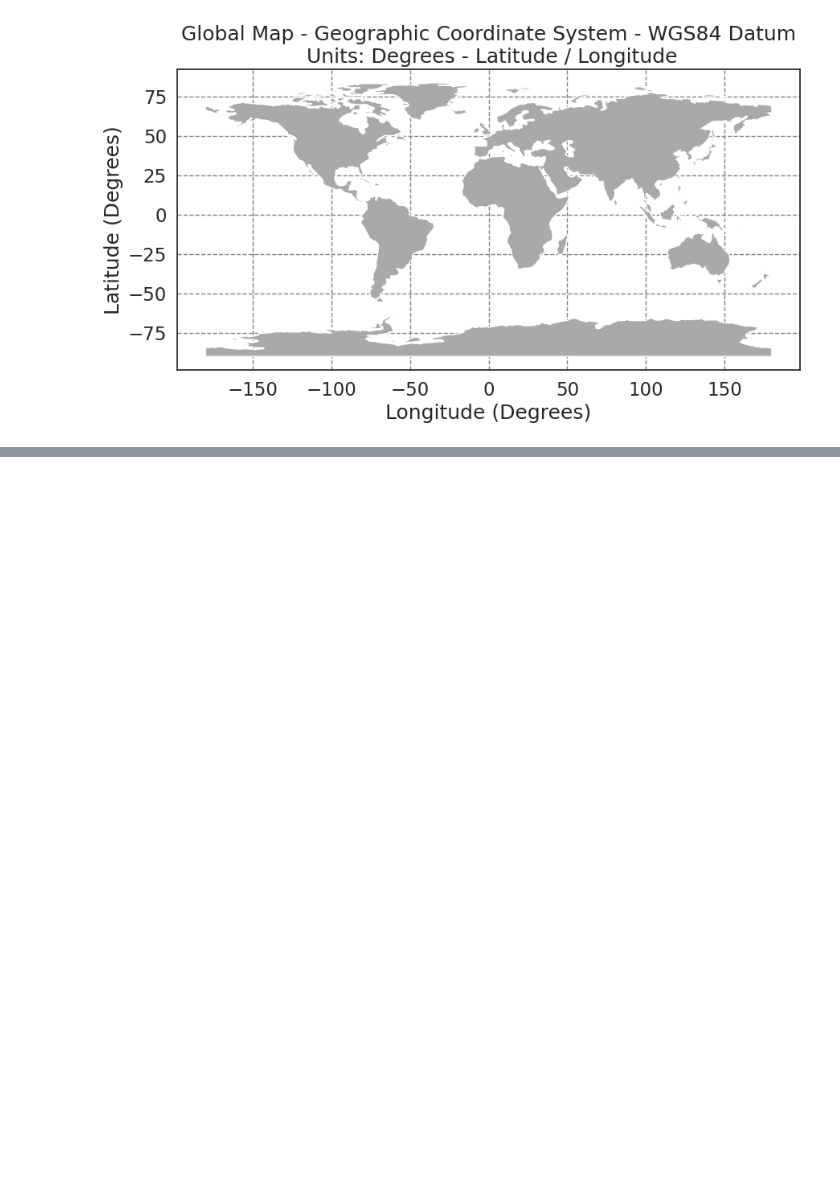
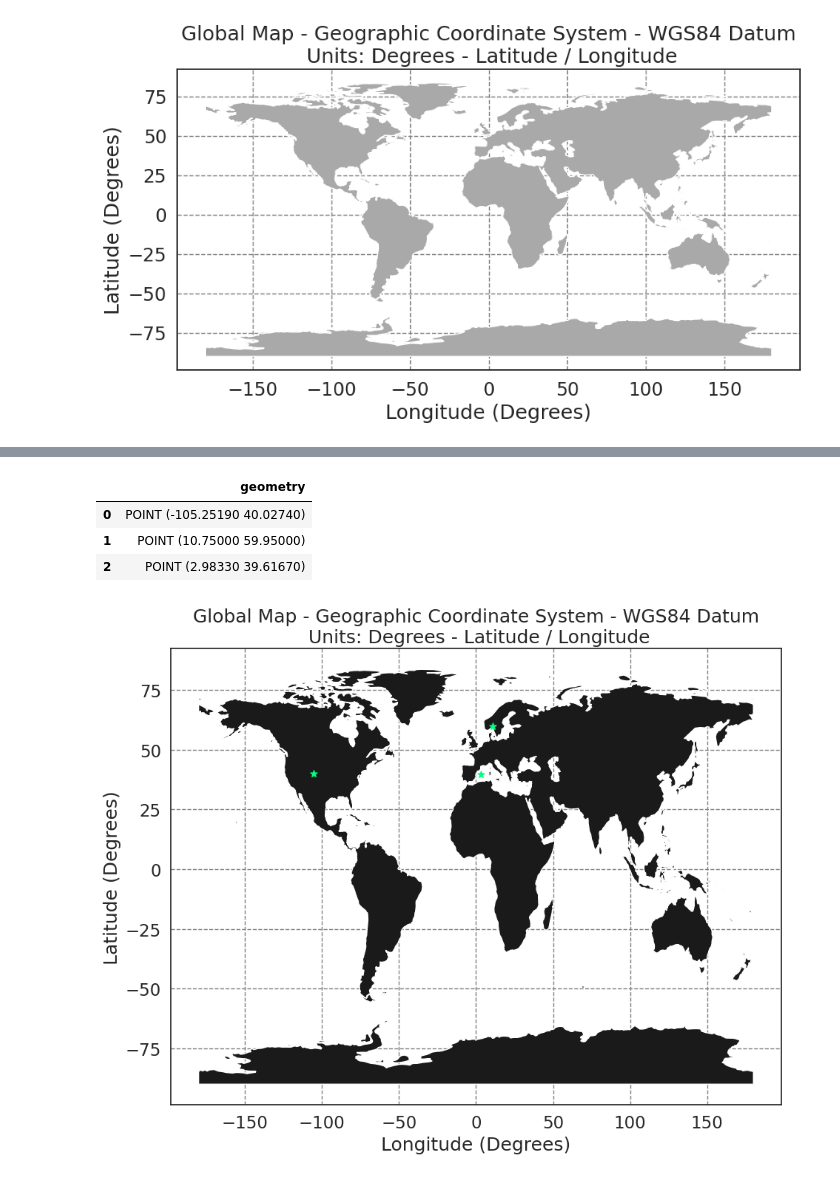
Before and after one commit to taliandr4/gisc605-lab2, a Jupyter notebook: intro_to_crs.ipynb, the cells around one changed output, grey strips where cells are left out. Cells and saved outputs as stored; diff of their text form; code cells hidden in the pictures; blank space fills up the shorter version.

```diff
--- a/intro_to_crs.ipynb
+++ b/intro_to_crs.ipynb
@@ -43,0 +45,27 @@ Error:
+# %%
+city_locations = gpd.GeoDataFrame(city_locations,
+                                  columns=['geometry'],
+                                  crs=worldBound.crs)
+city_locations.head(3)
+# %% [output]
+|  | geometry |
+| 0 | POINT (-105.25190 40.02740) |
+| 1 | POINT (10.75000 59.95000) |
+| 2 | POINT (2.98330 39.61670) |
+# %%
+fig, ax = plt.subplots(figsize=(12, 8))
+
+worldBound.plot(figsize=(10, 5), color='k',
+               ax=ax)
+city_locations.plot(ax=ax,
+                    color='springgreen',
+                    marker='*',
+                    markersize=45)
+
+ax.set(xlabel="Longitude (Degrees)", ylabel="Latitude (Degrees)",
+       title="Global Map - Geographic Coordinate System - WGS84 Datum\n Units: Degrees - Latitude / Longitude")
+ax.set_axisbelow(True)
+ax.yaxis.grid(color='gray', linestyle='dashed')
+ax.xaxis.grid(color='gray', linestyle='dashed')
+# %% [output]
+[figure, added]
```
Also changed, not shown: parts of 10 cells of this notebook.
